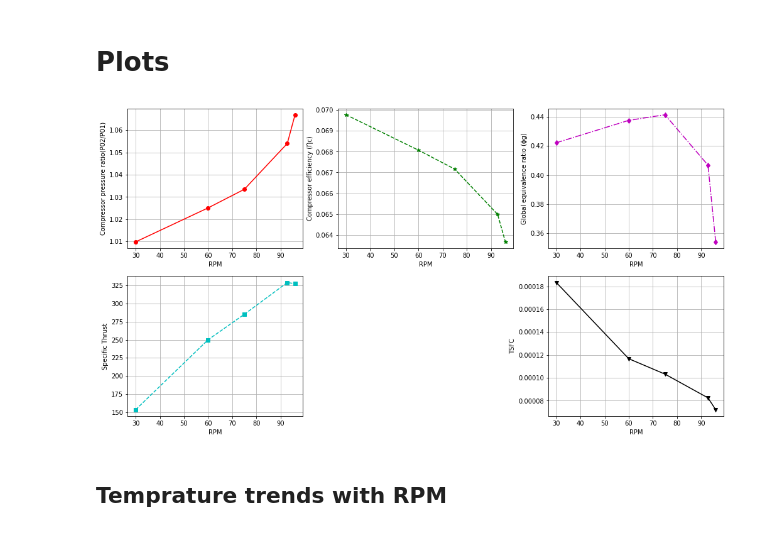
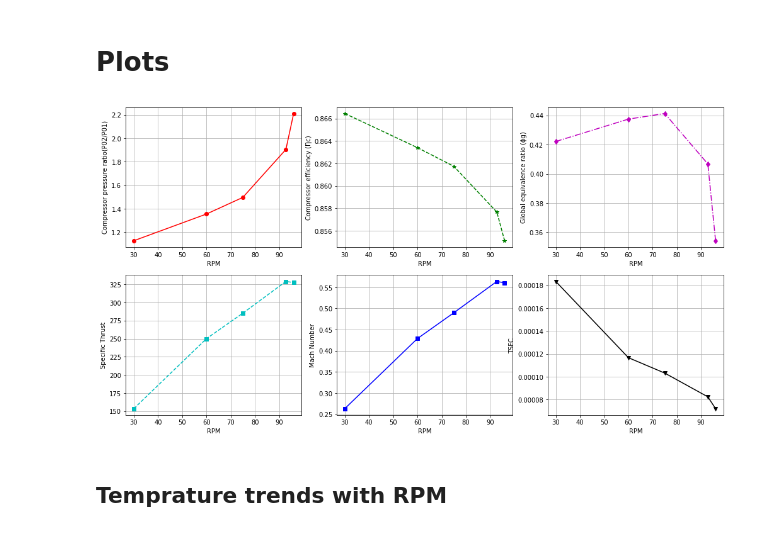
Before and after one commit to lakhiwal007/AE451A, a Jupyter notebook: Performance analysis of a Turbojet/lab10.ipynb, the cells around one changed output. Drawn from its saved outputs; the diff is of its cells as text; code cells hidden in the pictures.

```diff
--- a/Performance analysis of a Turbojet/lab10.ipynb
+++ b/Performance analysis of a Turbojet/lab10.ipynb
@@ -74,5 +74,5 @@ T02 = turbojet_df_unit_converted['Compressor Exit Temerature (K)']
 # %%
 T02byT01 = T02/T01
 # %%
-CPR = pow((T02/T01),((gamma_cold-1)/gamma_cold))
+CPR = pow(T02byT01,(gamma_cold/(gamma_cold-1)))
 # %%
@@ -108,3 +112,8 @@ TSFC = mf_actual/thrust
+# %%
+R = 287
+ue = thrust/(ma_actual + mf_actual)
+a = np.sqrt(gamma_hot*R*turbojet_df_unit_converted['Turbine Exit Temperature (K)'])
+Mach = ue/a
 # %% [markdown]
 # **Results**
 # %%
@@ -114,7 +123,8 @@ res_df = pd.DataFrame({
     "Compressor efficiency (Ƞ𝒄)" : etaC,
     "Global equivalence ratio (ɸg)" : GER,
     "Specific thrust" : SpecificThrust,
-    "TSFC" : TSFC
+    "TSFC" : TSFC,
+    "Mach No." : Mach
 })
 res_df
 # %% [output]
@@ -132,17 +142,19 @@ y = res_df[res_df.columns[1:]]
 # %%
 plt.figure(figsize=(17,9));
 plt.subplot(231)
 plt.plot(x,y[y.columns[0]],"-ro");plt.grid();plt.xlabel("RPM");plt.ylabel("Compressor pressure ratio(P02/P01)");
 plt.subplot(232)
 plt.plot(x,y[y.columns[1]],"--g*");plt.grid();plt.xlabel("RPM");plt.ylabel("Compressor efficiency (Ƞc)");
 plt.subplot(233)
 plt.plot(x,y[y.columns[2]],"-.md");plt.grid();plt.xlabel("RPM");plt.ylabel("Global equivalence ratio (ɸg)");
 plt.subplot(234)
 plt.plot(x,y[y.columns[3]],"--cs");plt.grid();plt.xlabel("RPM");plt.ylabel("Specific Thrust");
+plt.subplot(235)
+plt.plot(x,y[y.columns[5]],"-bs");plt.grid();plt.xlabel("RPM");plt.ylabel("Mach Number");
 plt.subplot(236)
 plt.plot(x,y[y.columns[4]],"-kv");plt.grid();plt.xlabel("RPM");plt.ylabel("TSFC");
 # %% [output]
-[figure, old version]
+[figure, new version]
 # %% [markdown]
 ## **Temprature trends with RPM**
 # %%
```
Also changed, not shown: parts of 5 cells of this notebook, 4 other files.
